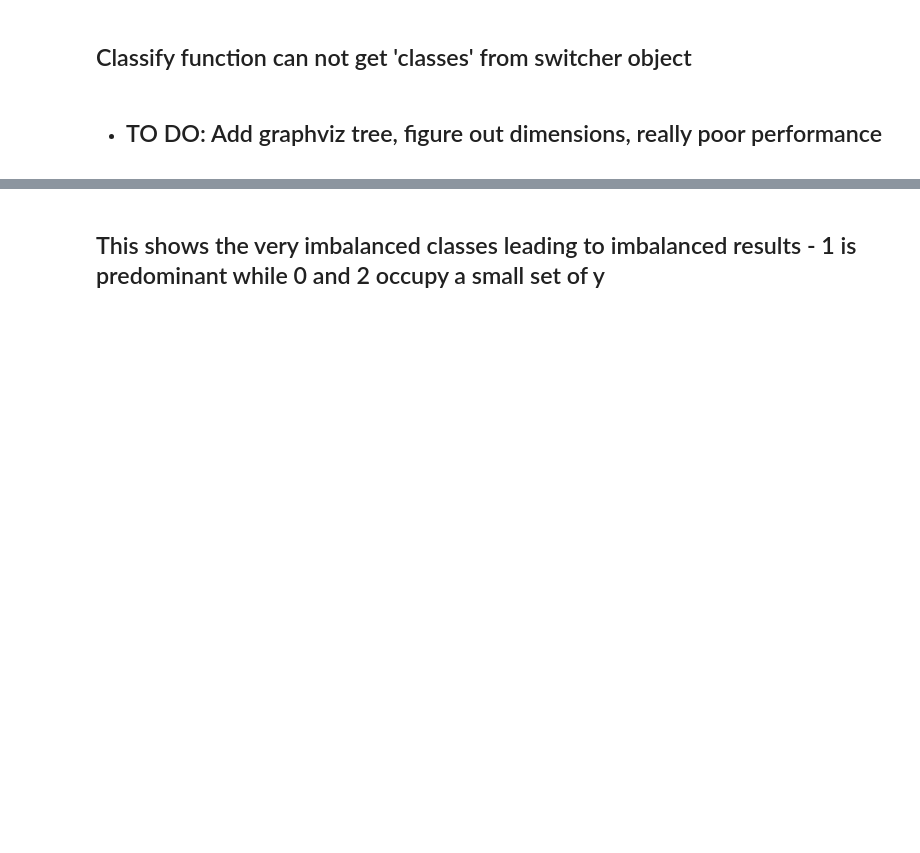
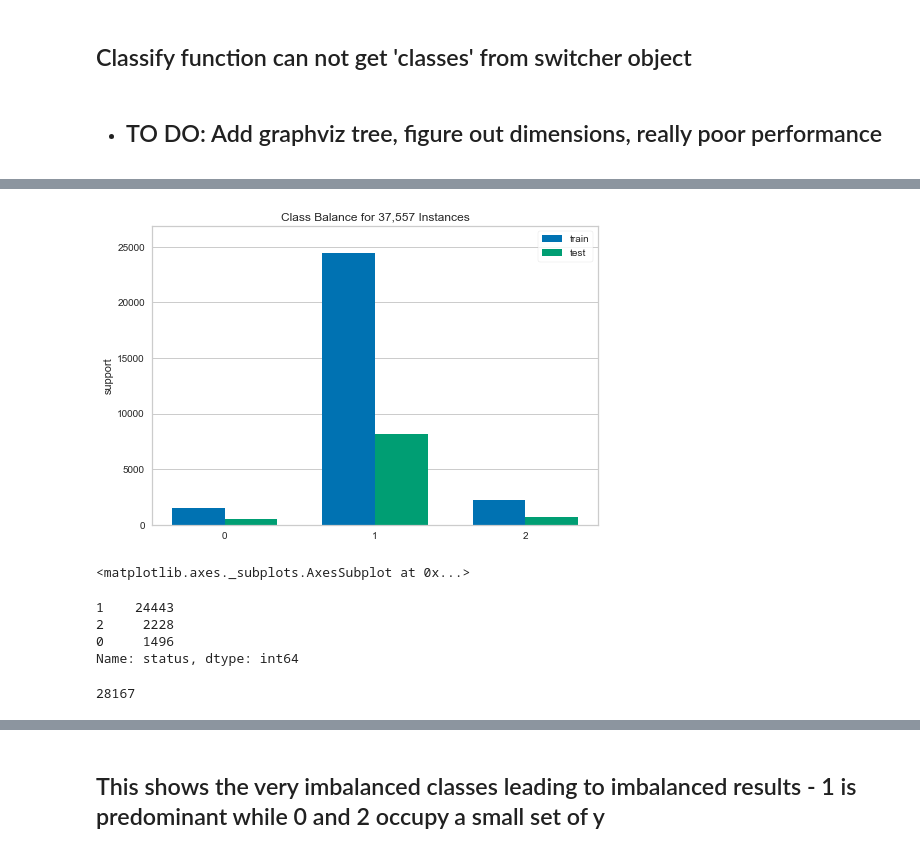
Before and after one commit to MichaelBurak/crunchbase-analysis, a Jupyter notebook: crunchbase-analysis.ipynb, the cells around one changed output, grey strips where cells are left out. Saved outputs shown, nothing was run; the diff lists cells and outputs as text; code cells hidden in the pictures; blank space fills up the shorter version.

```diff
--- a/crunchbase-analysis.ipynb
+++ b/crunchbase-analysis.ipynb
@@ -1154,0 +1185,22 @@ classify(dtc)
+# %%
+from yellowbrick.target import ClassBalance
+
+# Instantiate the visualizer
+visualizer = ClassBalance(labels=[0, 1,2])
+
+visualizer.fit(y_train,y_test)        # Fit the data to the visualizer
+visualizer.show()
+# %% [output]
+[figure, added]
+<matplotlib.axes._subplots.AxesSubplot at 0x...>
+# %%
+y_train.value_counts()
+# %% [output]
+1    24443
+2     2228
+0     1496
+Name: status, dtype: int64
+# %%
+len(y_train)
+# %% [output]
+28167
```
Also changed, not shown: parts of 12 cells of this notebook.
